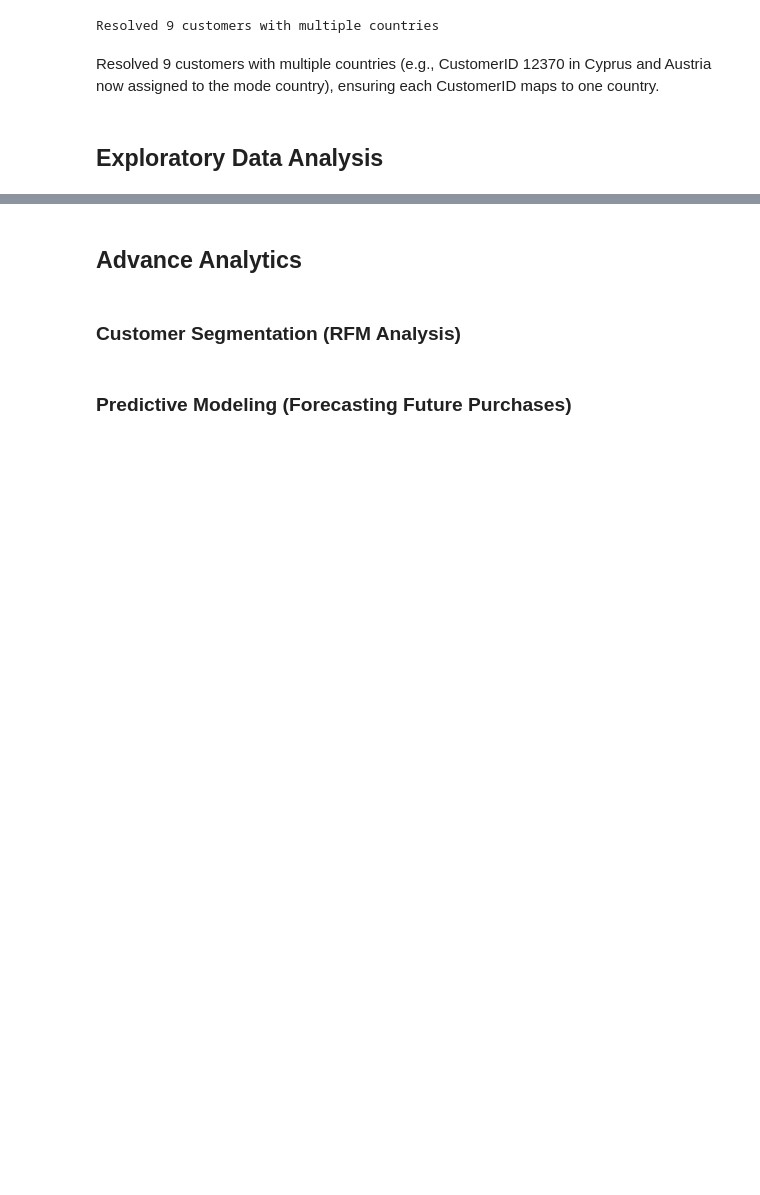
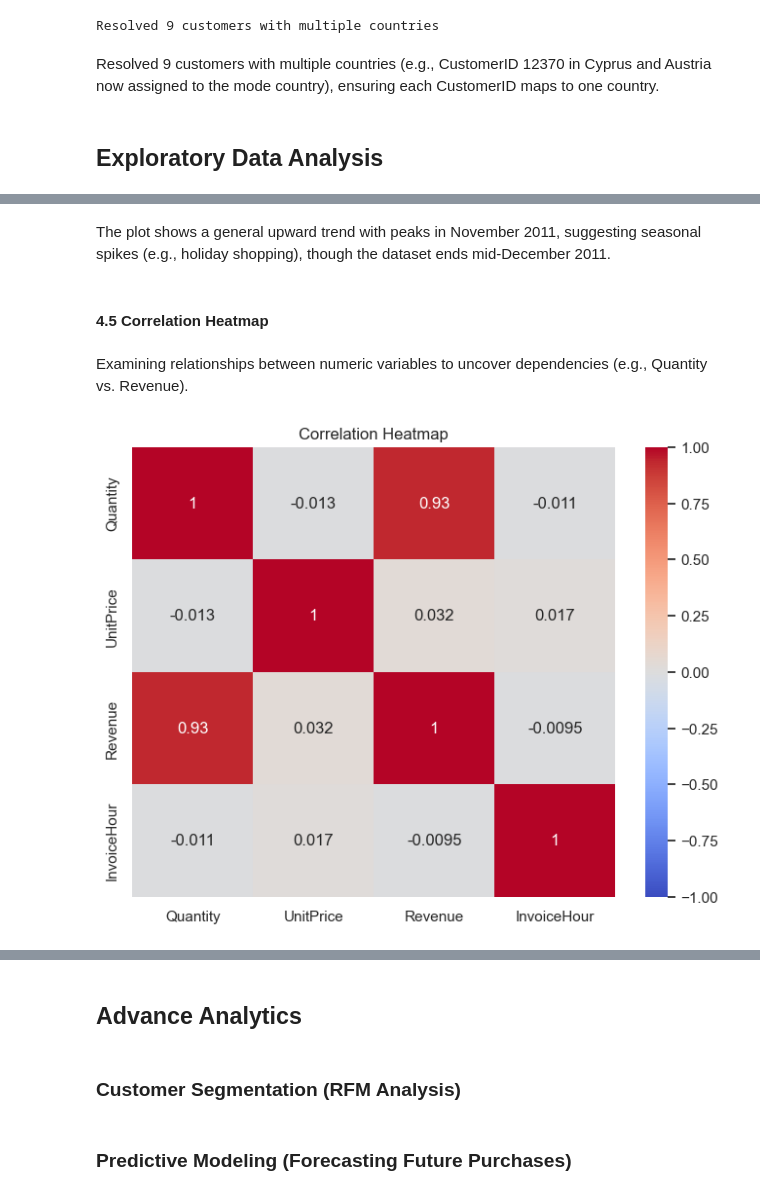
Before and after one commit to mansari40/Data-Mining-Pro-Customersegmentation, a Jupyter notebook: Customer Segmentation.ipynb, the cells around one changed output, grey strips where cells are left out. Saved outputs shown, nothing was run; the diff lists cells and outputs as text; code cells hidden in the pictures; blank space fills up the shorter version.

```diff
--- a/Customer Segmentation.ipynb
+++ b/Customer Segmentation.ipynb
@@ -325,0 +421,14 @@ Resolved 9 customers with multiple countries (e.g., CustomerID 12370 in Cyprus a
+# %% [markdown]
+The plot shows a general upward trend with peaks in November 2011, suggesting seasonal spikes (e.g., holiday shopping), though the dataset ends mid-December 2011.
+# %% [markdown]
+#### 4.5 Correlation Heatmap
+# %% [markdown]
+Examining relationships between numeric variables to uncover dependencies (e.g., Quantity vs. Revenue).
+# %%
+numeric_cols = ['Quantity', 'UnitPrice', 'Revenue', 'InvoiceHour']
+plt.figure(figsize=(8, 6))
+sns.heatmap(df[numeric_cols].corr(), annot=True, cmap='coolwarm', vmin=-1, vmax=1)
+plt.title("Correlation Heatmap")
+plt.show()
+# %% [output]
+[figure, added]
```
Also changed, not shown: parts of 33 cells of this notebook.
